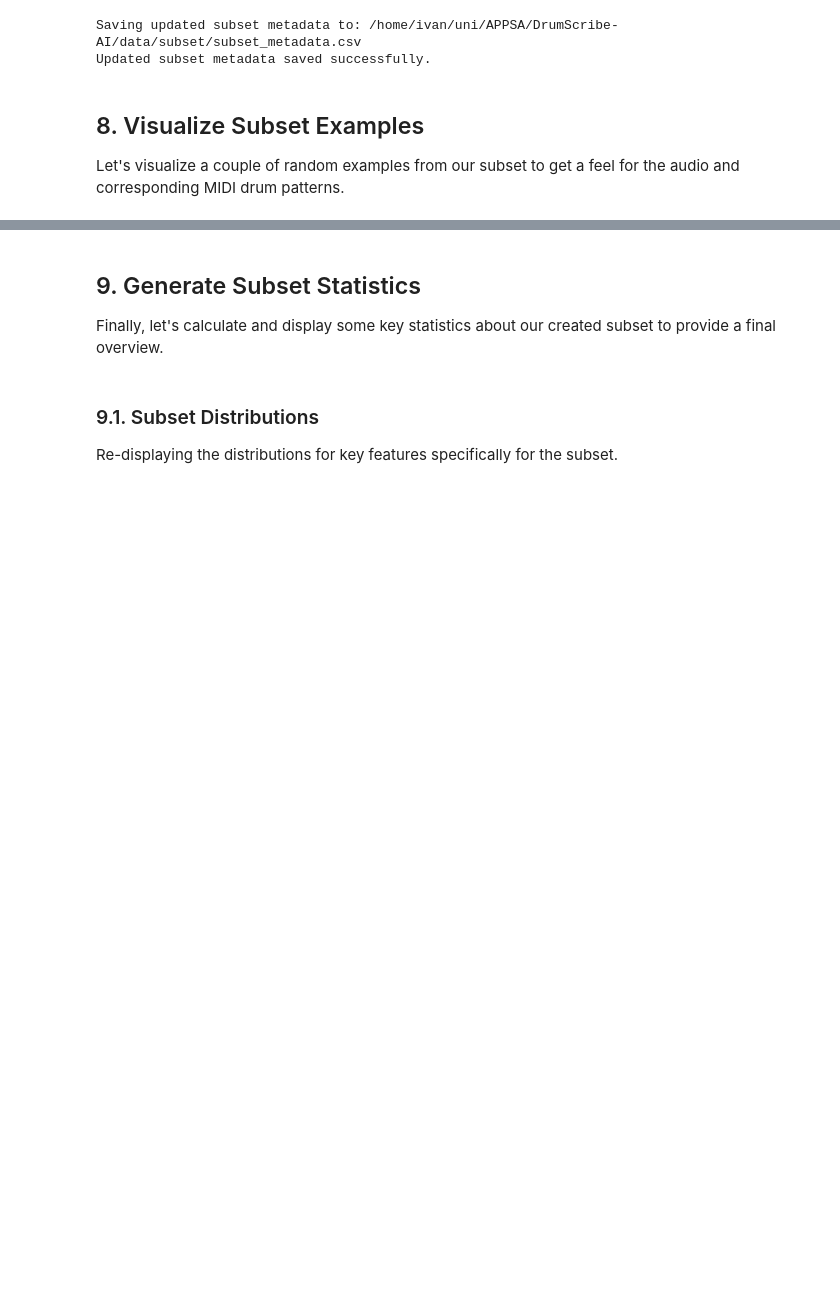
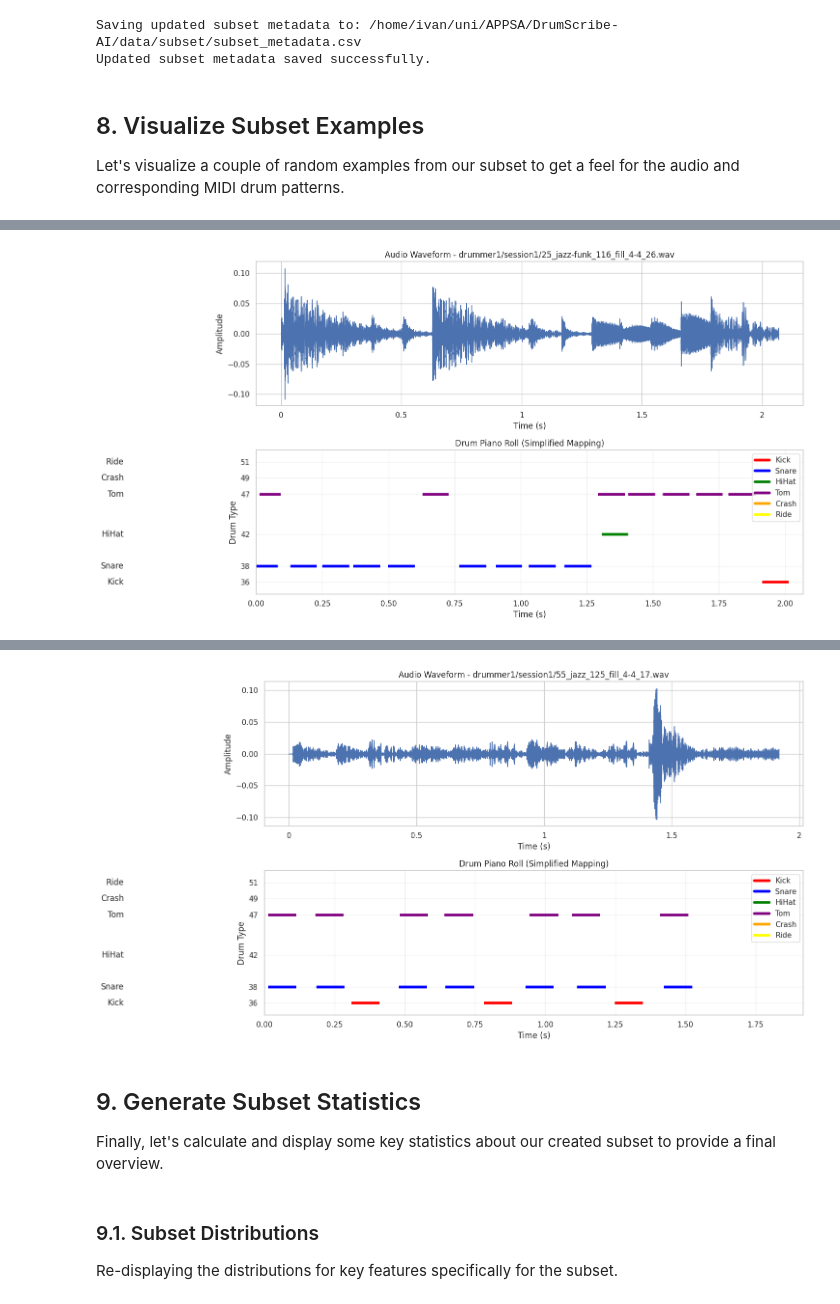
Before and after one commit to LittleHaku/DrumScribe-AI, a Jupyter notebook: notebooks/01_dataset_exploration.ipynb, the cells around one changed output, grey strips where cells are left out. Drawn from its saved outputs; the diff is of its cells as text; code cells hidden in the pictures; blank space fills up the shorter version.

Commit message:
play audio

```diff
--- a/notebooks/01_dataset_exploration.ipynb
+++ b/notebooks/01_dataset_exploration.ipynb
@@ -1105,0 +1024,75 @@ Detected drum hits:
+# %%
+
+
+if not df_subset.empty:
+    # Select 2 random examples
+    num_examples_to_show = 2
+    random_indices = random.sample(range(len(df_subset)), num_examples_to_show)
+    example_rows = df_subset.iloc[random_indices]
+
+    for index, row in example_rows.iterrows():
+        print(f"\n--- Visualizing Example {index} ---")
+        # Use 'bpm' column for tempo display
+        print(
+            f"Drummer: {row['drummer']}, Style: {row['style']}, Tempo: {row['bpm']:.2f} BPM, Split: {row['split_set']}"
+        )
+
+        # Construct file paths
+        # Path structure: SUBSET_DATA_DIR / split / audio_filename (which includes drummer/session/etc)
+        audio_path: Path = SUBSET_DATA_DIR / row["split"] / row["audio_filename"]
+        midi_path: Path = SUBSET_DATA_DIR / row["split"] / row["midi_filename"]
+
+        print(f"Audio Path: {audio_path}")
+        print(f"MIDI Path: {midi_path}")
+
+        # Add this call before your visualization
+        midi_for_analysis = analyze_midi_file(midi_path)
+
+        try:
+            # Load audio
+            y, sr = librosa.load(audio_path, sr=None)  # Load with original sample rate
+            print(
+                f"Audio loaded: duration={librosa.get_duration(y=y, sr=sr):.2f}s, sample_rate={sr}Hz"
+            )
+
+            # Load MIDI
+            pm = pretty_midi.PrettyMIDI(str(midi_path))
+            print(f"MIDI loaded: estimated tempo={pm.estimate_tempo():.2f} BPM")
+
+            # Create plots
+            plt.figure(figsize=(15, 8))
+
+            # Plot 1: Waveform
+            plt.subplot(2, 1, 1)
+            librosa.display.waveshow(y, sr=sr)
+            plt.title(f"Audio Waveform - {row['audio_filename']}")
+            plt.xlabel("Time (s)")
+            plt.ylabel("Amplitude")
+
+            # Plot 2: Drum Piano Roll
+            plt.subplot(2, 1, 2)
+            plot_drum_piano_roll(
+                pm, fs=sr
+            )  # Use audio sample rate for fs in piano roll for alignment
+            # Adjust x-axis limits to match waveform
+            plt.xlim([0, librosa.get_duration(y=y, sr=sr)])
+            plt.xlabel("Time (s)")
+
+            print("\n--- Audio and MIDI Playback ---")
+            play_audio_and_midi(audio_path, pm, sr=sr)
+
+            plt.tight_layout()
+            plt.show()
+
+        except FileNotFoundError:
+            print(
+                f"Error: Audio or MIDI file not found for index {index}. Skipping visualization."
+            )
+            print(f"  Expected Audio: {audio_path}")
+            print(f"  Expected MIDI: {midi_path}")
+        except Exception as e:
+            print(f"An error occurred processing index {index}: {e}")
+
+else:
+    print("Subset DataFrame is empty. Cannot visualize examples.")
+# %% [output]
@@ -1105,0 +1116 @@ Detected drum hits:
+[figure, added]
@@ -1106,3 +1134,4 @@ Detected drum hits:
+[figure, added]
 # %% [markdown]
 ## 9. Generate Subset Statistics
 
```
Also changed, not shown: parts of 4 cells of this notebook.
